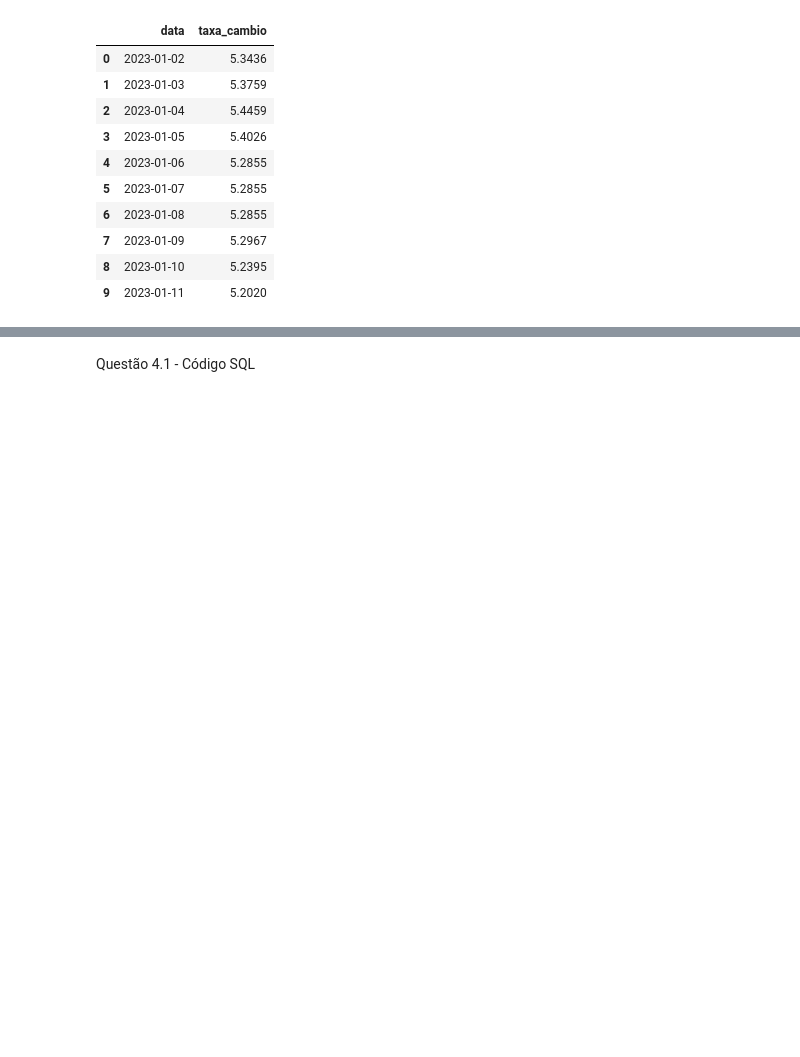
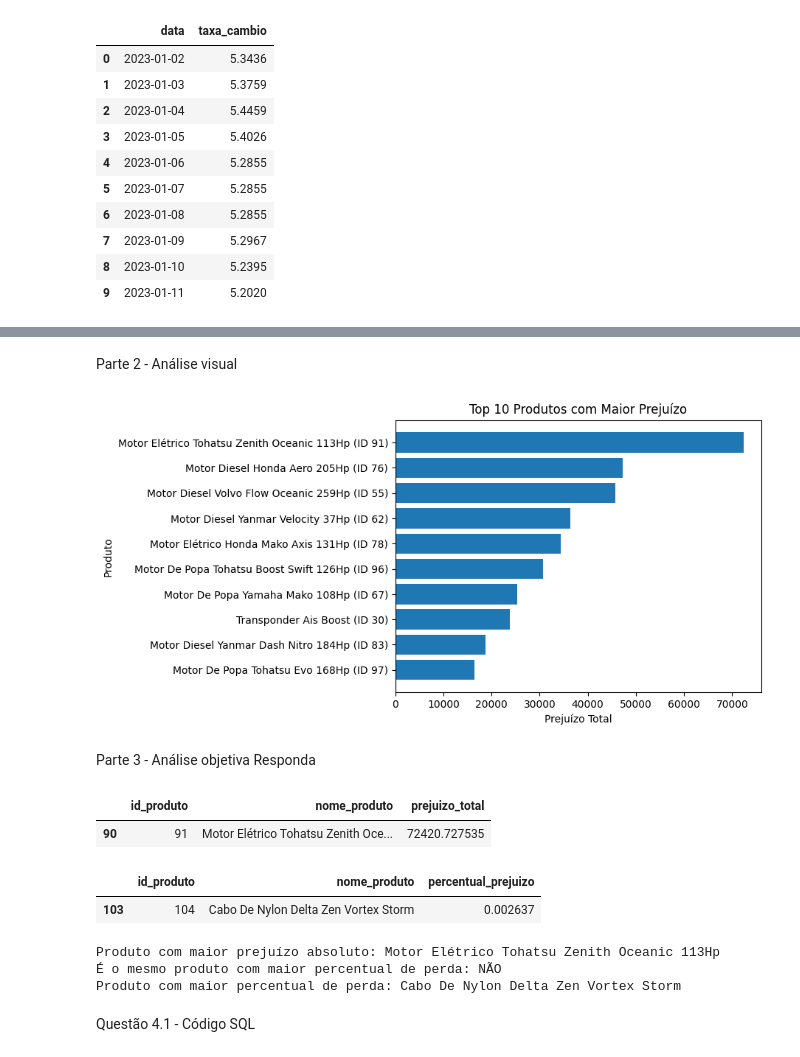
Before and after one commit to RichardGomesData/lh-nautical-data-project, a Jupyter notebook: notebooks/01_lh_nautical_analysis.ipynb, the cells around one changed output, grey strips where cells are left out. Saved outputs shown, nothing was run; the diff lists cells and outputs as text; code cells hidden in the pictures; blank space fills up the shorter version.

```diff
--- a/notebooks/01_lh_nautical_analysis.ipynb
+++ b/notebooks/01_lh_nautical_analysis.ipynb
@@ -799,0 +918,24 @@ Parte 3 - Análise objetiva Responda
+# %% [markdown]
+Parte 2 - Análise visual
+# %%
+df = pd.read_csv("../data/staging/indicadores_financeiros_produtos.csv")
+df_produtos = pd.read_csv("../data/staging/stg_custos_importacao_tratado.csv")
+df_produtos = df_produtos[["id_produto", "nome_produto"]].drop_duplicates()
+df = df.merge(df_produtos, on="id_produto", how="left")
+# %%
+df["produto_label"] = df["nome_produto"] + " (ID " + df["id_produto"].astype(str) + ")"
+# %%
+top10 = df.sort_values("prejuizo_total", ascending=False).head(10)
+
+plt.figure()
+plt.barh(top10["produto_label"], top10["prejuizo_total"])
+plt.title("Top 10 Produtos com Maior Prejuízo")
+plt.xlabel("Prejuízo Total")
+plt.ylabel("Produto")
+plt.gca().invert_yaxis()
+
+plt.show()
+# %% [output]
+[figure, added]
+# %% [markdown]
+Parte 3 - Análise objetiva Responda
@@ -800,2 +949,34 @@ Parte 3 - Análise objetiva Responda
+# %%
+maior_prejuizo = df.loc[[df["prejuizo_total"].idxmax()]]
+maior_prejuizo[["id_produto", "nome_produto", "prejuizo_total"]]
+# %% [output]
+|  | id_produto | nome_produto | prejuizo_total |
+| 90 | 91 | Motor Elétrico Tohatsu Zenith Oce... | 72420.727535 |
+# %%
+maior_percentual = df.loc[[df["percentual_prejuizo"].idxmax()]]
+maior_percentual[["id_produto", "nome_produto", "percentual_prejuizo"]]
+# %% [output]
+|  | id_produto | nome_produto | percentual_prejuizo |
+| 103 | 104 | Cabo De Nylon Delta Zen Vortex Storm | 0.002637 |
+# %%
+produto_abs = maior_prejuizo["id_produto"].values[0]
+produto_pct = maior_percentual["id_produto"].values[0]
+
+nome_abs = maior_prejuizo["nome_produto"].values[0]
+nome_pct = maior_percentual["nome_produto"].values[0]
+
+mesmo = produto_abs == produto_pct
+
+print(f"Produto com maior prejuízo absoluto: {nome_abs}")
+
+if mesmo:
+    print("É o mesmo produto com maior percentual de perda: SIM")
+else:
+    print("É o mesmo produto com maior percentual de perda: NÃO")
+    print(f"Produto com maior percentual de perda: {nome_pct}")
+# %% [output]
+Produto com maior prejuízo absoluto: Motor Elétrico Tohatsu Zenith Oceanic 113Hp
+É o mesmo produto com maior percentual de perda: NÃO
+Produto com maior percentual de perda: Cabo De Nylon Delta Zen Vortex Storm
 # %% [markdown]
 Questão 4.1 - Código SQL
```
Also changed, not shown: parts of 32 cells of this notebook, 2 other files.
